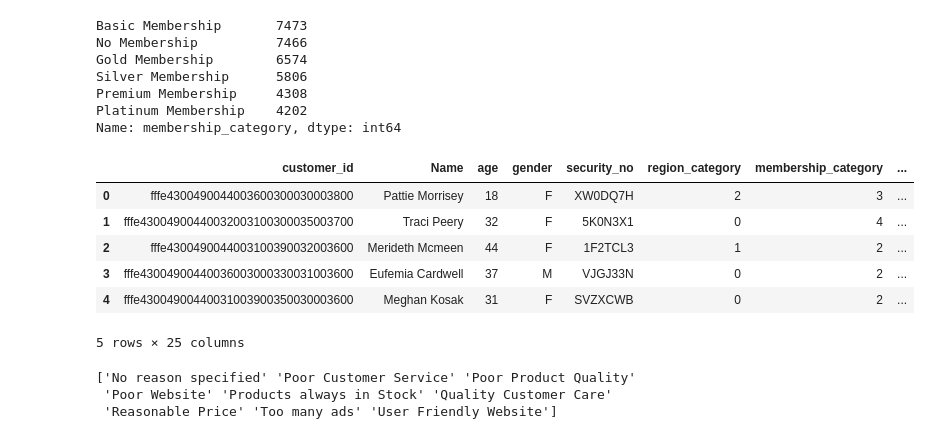
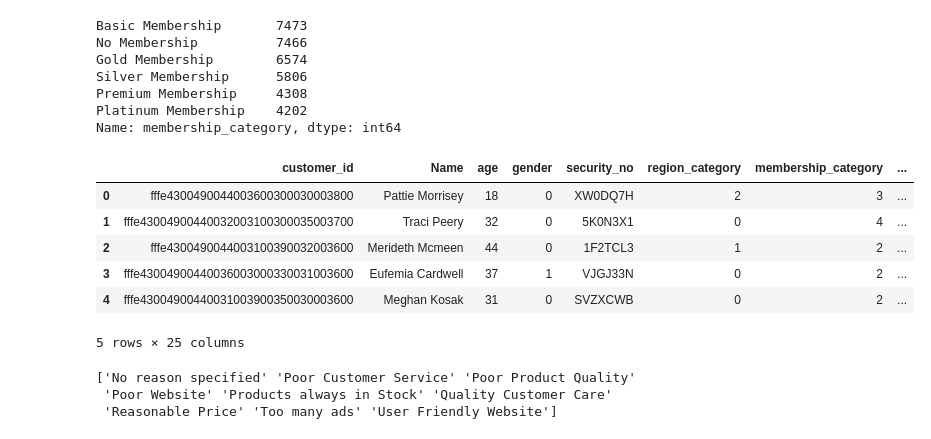
Before and after one commit to Ahsan-Ehtesham/Churn-Risk-Score-Prediction, a Jupyter notebook: Churn Risk Score Prediction.ipynb, the cells around one changed output. Cells and saved outputs as stored; diff of their text form; code cells hidden in the pictures.

```diff
--- a/Churn Risk Score Prediction.ipynb
+++ b/Churn Risk Score Prediction.ipynb
@@ -168,20 +168,20 @@ Platinum Membership    4202
 Name: membership_category, dtype: int64
 # %%
 dataset_train_encoded = dataset_train_copy.copy()
-categ = ['region_category','membership_category','complaint_status','feedback']
+categ = ['gender','joined_through_referral','preferred_offer_types','medium_of_operation','internet_option','region_category','membership_category','avg_frequency_login_days','used_special_discount','offer_application_preference','past_complaint','complaint_status','feedback']
 encoder = LabelEncoder()
 # dataset_train_encoded = encoder.fit_transform(dataset_train_copy)
 dataset_train_encoded[categ] = dataset_train_encoded[categ].apply(encoder.fit_transform)
 # dataset_train_encoded = dataset_train_encoded.apply(encoder.fit_transform)
 # dataset_train_encoded['membership_category'] = encoder.fit_transform(dataset_train_copy['membership_category'])
 dataset_train_encoded.head()
 # %% [output]
 |  | customer_id | Name | age | gender | security_no | region_category | membership_category | ... |
-| 0 | fffe4300490044003600300030003800 | Pattie Morrisey | 18 | F | XW0DQ7H | 2 | 3 | ... |
-| 1 | fffe43004900440032003100300035003700 | Traci Peery | 32 | F | 5K0N3X1 | 0 | 4 | ... |
-| 2 | fffe4300490044003100390032003600 | Merideth Mcmeen | 44 | F | 1F2TCL3 | 1 | 2 | ... |
-| 3 | fffe43004900440036003000330031003600 | Eufemia Cardwell | 37 | M | VJGJ33N | 0 | 2 | ... |
-| 4 | fffe43004900440031003900350030003600 | Meghan Kosak | 31 | F | SVZXCWB | 0 | 2 | ... |
+| 0 | fffe4300490044003600300030003800 | Pattie Morrisey | 18 | 0 | XW0DQ7H | 2 | 3 | ... |
+| 1 | fffe43004900440032003100300035003700 | Traci Peery | 32 | 0 | 5K0N3X1 | 0 | 4 | ... |
+| 2 | fffe4300490044003100390032003600 | Merideth Mcmeen | 44 | 0 | 1F2TCL3 | 1 | 2 | ... |
+| 3 | fffe43004900440036003000330031003600 | Eufemia Cardwell | 37 | 1 | VJGJ33N | 0 | 2 | ... |
+| 4 | fffe43004900440031003900350030003600 | Meghan Kosak | 31 | 0 | SVZXCWB | 0 | 2 | ... |
 5 rows × 25 columns
 # %%
 print(encoder.classes_)
```
Also changed, not shown: parts of 10 cells of this notebook, 1 other file.
